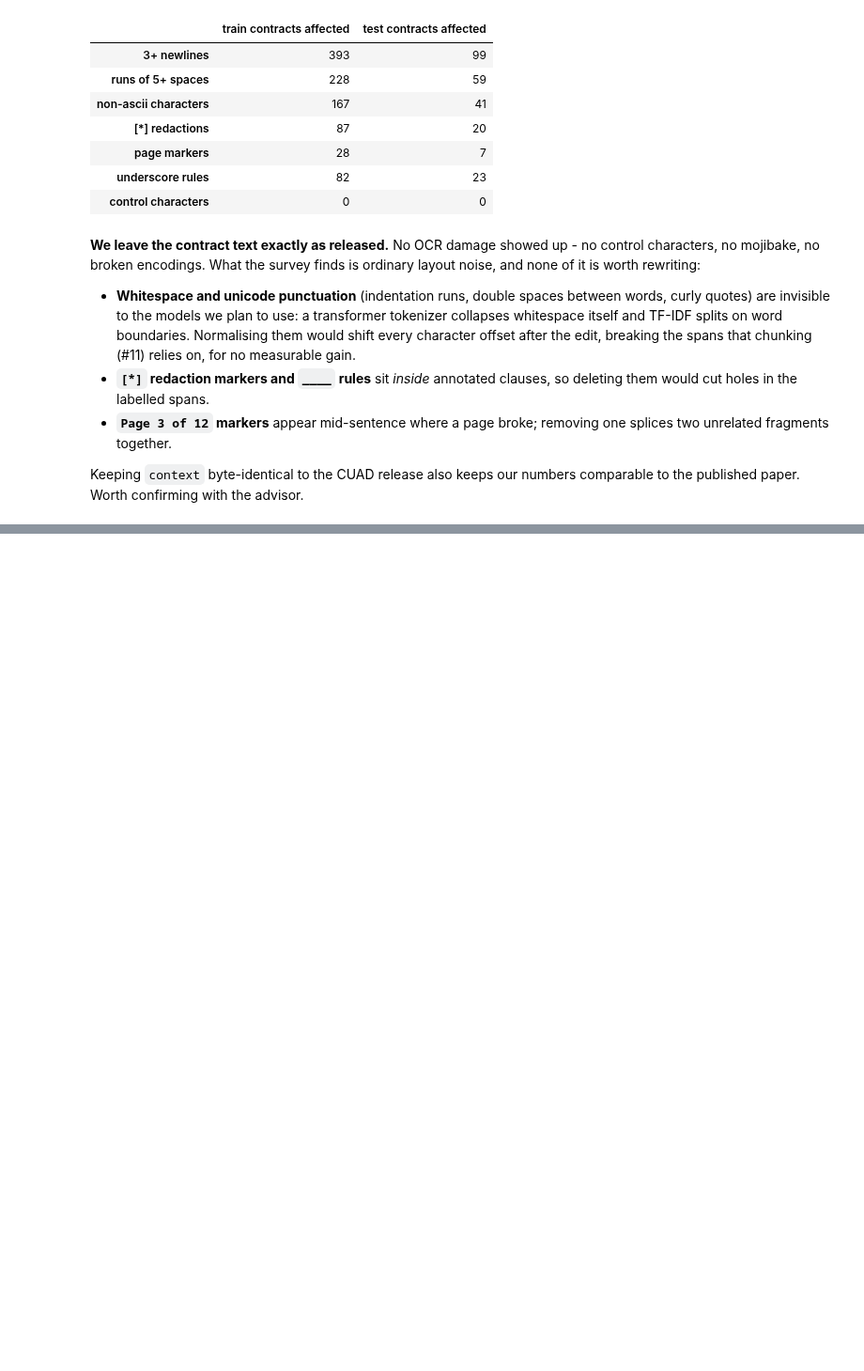
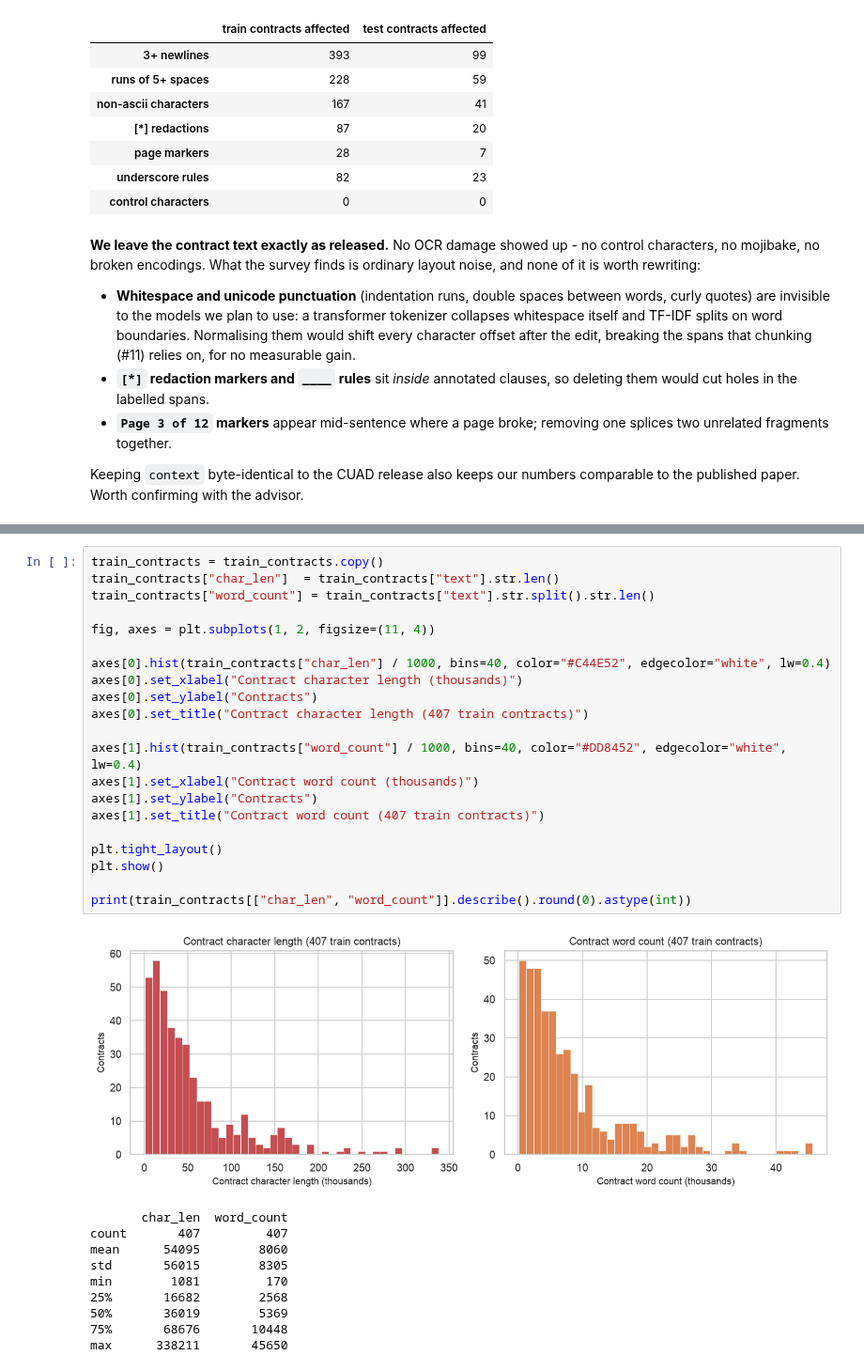
Before and after one commit to Break-Through-Tech/Accenture-1E-contract-review-challenge, a Jupyter notebook: notebooks/main.ipynb, the cells around one changed output, grey strips where cells are left out. Shown at 94% size. Cells and saved outputs as stored; diff of their text form; blank space fills up the shorter version.

```diff
--- a/notebooks/main.ipynb
+++ b/notebooks/main.ipynb
@@ -332,0 +721,32 @@ Final: 407 train contracts / 11,166 spans, 102 test contracts / 2,643 spans.
+# %%
+train_contracts = train_contracts.copy()
+train_contracts["char_len"]  = train_contracts["text"].str.len()
+train_contracts["word_count"] = train_contracts["text"].str.split().str.len()
+
+fig, axes = plt.subplots(1, 2, figsize=(11, 4))
+
+axes[0].hist(train_contracts["char_len"] / 1000, bins=40, color="#C44E52", edgecolor="white", lw=0.4)
+axes[0].set_xlabel("Contract character length (thousands)")
+axes[0].set_ylabel("Contracts")
+axes[0].set_title("Contract character length (407 train contracts)")
+
+axes[1].hist(train_contracts["word_count"] / 1000, bins=40, color="#DD8452", edgecolor="white", lw=0.4)
+axes[1].set_xlabel("Contract word count (thousands)")
+axes[1].set_ylabel("Contracts")
+axes[1].set_title("Contract word count (407 train contracts)")
+
+plt.tight_layout()
+plt.show()
+
+print(train_contracts[["char_len", "word_count"]].describe().round(0).astype(int))
+# %% [output]
+[figure, added]
+       char_len  word_count
+count       407         407
+mean      54095        8060
+std       56015        8305
+min        1081         170
+25%       16682        2568
+50%       36019        5369
+75%       68676       10448
+max      338211       45650
```
Also changed, not shown: parts of 100 cells of this notebook, 4 other files.
